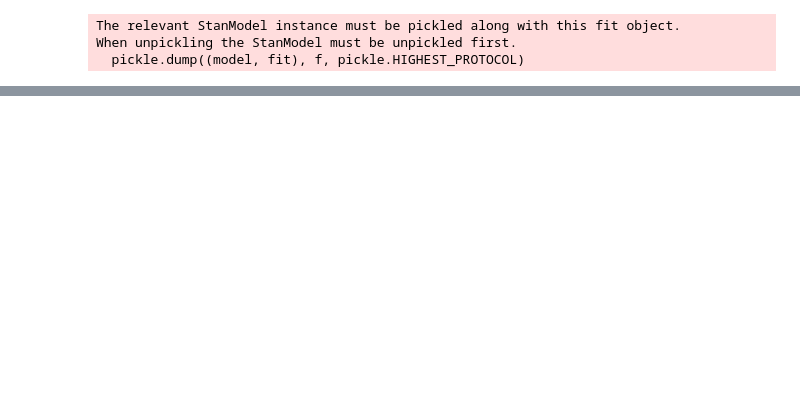
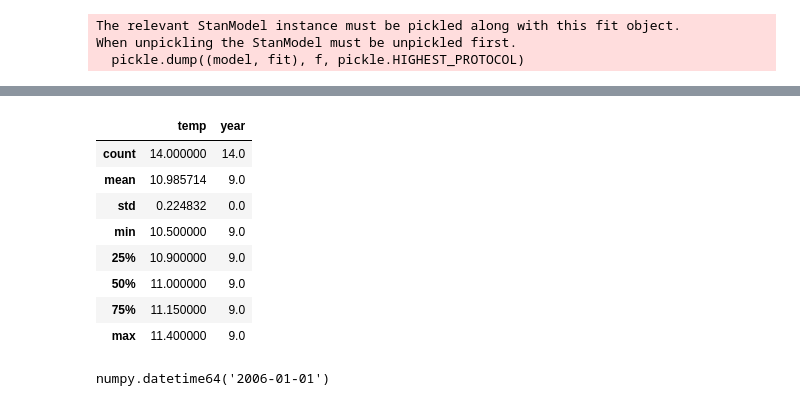
Before and after one commit to alinabi/Martin_reanalysis, a Jupyter notebook: Martin Reanalysis.ipynb, the cells around one changed output, grey strips where cells are left out. Saved outputs shown, nothing was run; the diff lists cells and outputs as text; code cells hidden in the pictures; blank space fills up the shorter version.

```diff
--- a/Martin Reanalysis.ipynb
+++ b/Martin Reanalysis.ipynb
@@ -228,0 +245,14 @@ Name: temp, dtype: float64
+# %%
+df = pd.DataFrame(data={'temp': stan_data['obs_temp'], 'year': stan_data['temp_year']})
+# %%
+df[df['year'] == 9].describe()
+# %% [output]
+|  | temp | year |
+| count | 14.000000 | 14.0 |
+| mean | 10.985714 | 9.0 |
+| std | 0.224832 | 0.0 |
+| min | 10.500000 | 9.0 |
+| 25% | 10.900000 | 9.0 |
+| 50% | 11.000000 | 9.0 |
+| 75% | 11.150000 | 9.0 |
+| max | 11.400000 | 9.0 |
@@ -228,0 +261,4 @@ Name: temp, dtype: float64
+# %%
+a[0] + 366 +365
+# %% [output]
+numpy.datetime64('2006-01-01')
```
Also changed, not shown: parts of 10 cells of this notebook, 13 other files.
